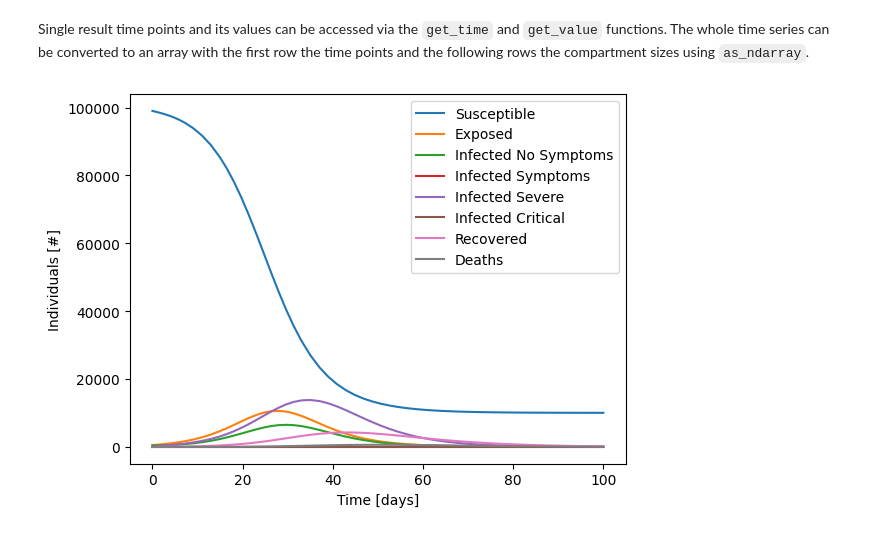
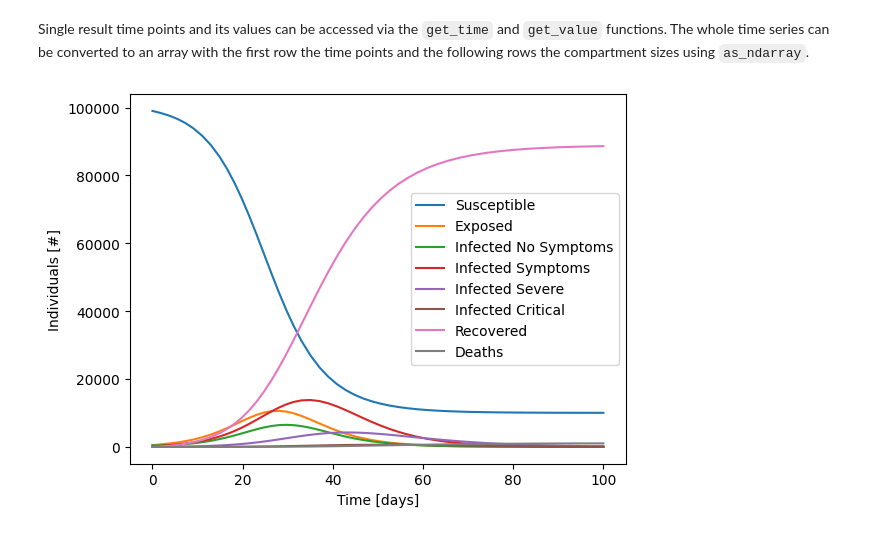
Before and after one commit to SciCompMod/memilio-tutorials, a Jupyter notebook: tutorial1a.ipynb, the cells around one changed output. Cells and saved outputs as stored; diff of their text form; code cells hidden in the pictures.

Commit message:
Wrong naming in plot

```diff
--- a/tutorial1a.ipynb
+++ b/tutorial1a.ipynb
@@ -110,25 +110,25 @@ Single result time points and its values can be accessed via the `get_time` and
 # %%
 # Get number of time points
 num_time_points = result.get_num_time_points()
 
 # Convert time series to array
 result_array = result.as_ndarray()
 
 # Plot the number of infected with symptoms over time
 import matplotlib.pyplot as plt
 fig, ax = plt.subplots()
 time = result_array[0, :]
-ax.plot(time, result_array[1, :], label='Susceptible')
-ax.plot(time, result_array[2, :], label='Exposed')
-ax.plot(time, result_array[3, :], label='Infected No Symptoms')
-ax.plot(time, result_array[4, :], label='Infected Symptoms')
-ax.plot(time, result_array[5, :], label='Infected Severe')
-ax.plot(time, result_array[6, :], label='Infected Critical')
-ax.plot(time, result_array[7, :], label='Recovered')
-ax.plot(time, result_array[8, :], label='Deaths')
+ax.plot(time, result_array[1 + int(osecir.InfectionState.Susceptible), :], label='Susceptible')
+ax.plot(time, result_array[1 + int(osecir.InfectionState.Exposed), :], label='Exposed')
+ax.plot(time, result_array[1 + int(osecir.InfectionState.InfectedNoSymptoms), :], label='Infected No Symptoms')
+ax.plot(time, result_array[1 + int(osecir.InfectionState.InfectedSymptoms), :], label='Infected Symptoms')
+ax.plot(time, result_array[1 + int(osecir.InfectionState.InfectedSevere), :], label='Infected Severe')
+ax.plot(time, result_array[1 + int(osecir.InfectionState.InfectedCritical), :], label='Infected Critical')
+ax.plot(time, result_array[1 + int(osecir.InfectionState.Recovered), :], label='Recovered')
+ax.plot(time, result_array[1 + int(osecir.InfectionState.Dead), :], label='Deaths')
 ax.set_xlabel('Time [days]')
 ax.set_ylabel('Individuals [#]')
 ax.legend()
 plt.show()
 # %% [output]
-[figure, old version]
+[figure, new version]
```
Also changed, not shown: parts of 1 cell of this notebook.
